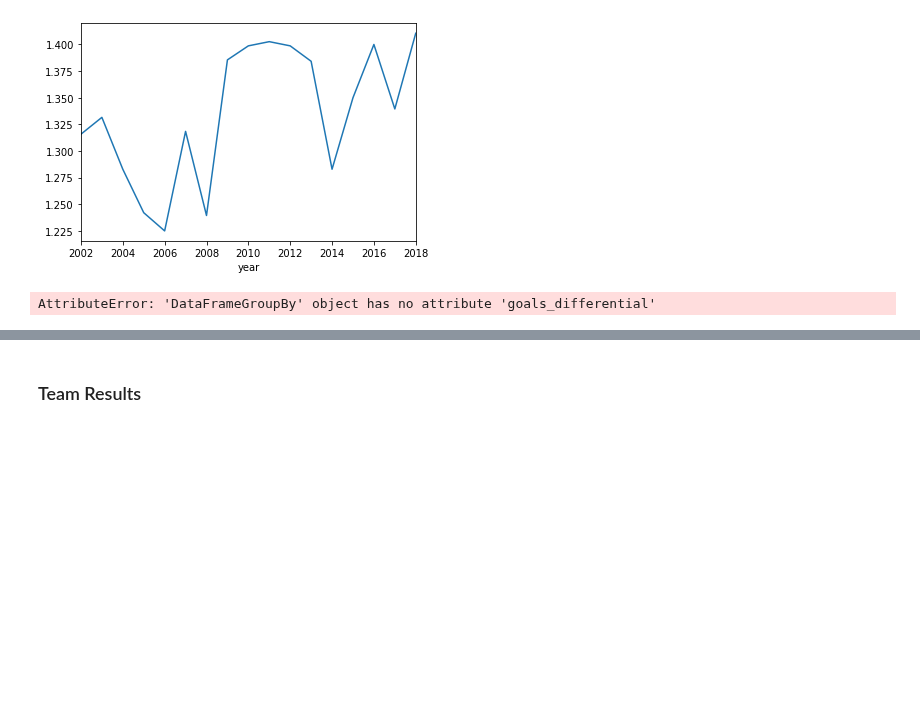
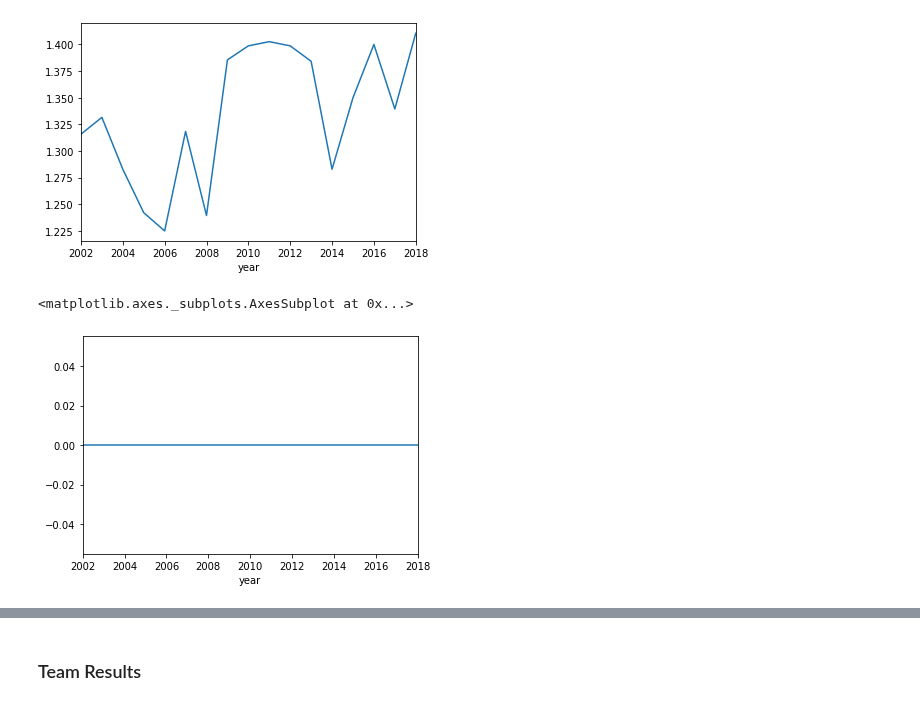
Before and after one commit to noahmelngailis/football_time_series, a Jupyter notebook: EPL_Notebook.ipynb, the cells around one changed output, grey strips where cells are left out. Saved outputs shown, nothing was run; the diff lists cells and outputs as text; code cells hidden in the pictures; blank space fills up the shorter version.

```diff
--- a/EPL_Notebook.ipynb
+++ b/EPL_Notebook.ipynb
@@ -149,6 +149,7 @@ df.describe()
 <matplotlib.axes._subplots.AxesSubplot at 0x...>
 [figure]
 # %%
-(df.groupby('year').goals_differential.mean()/38).plot()
+(df.groupby('year').goal_differential.mean()/38).plot()
 # %% [output]
-AttributeError: 'DataFrameGroupBy' object has no attribute 'goals_differential'
+<matplotlib.axes._subplots.AxesSubplot at 0x...>
+[figure, added]
```
Also changed, not shown: parts of 1 cell of this notebook.
